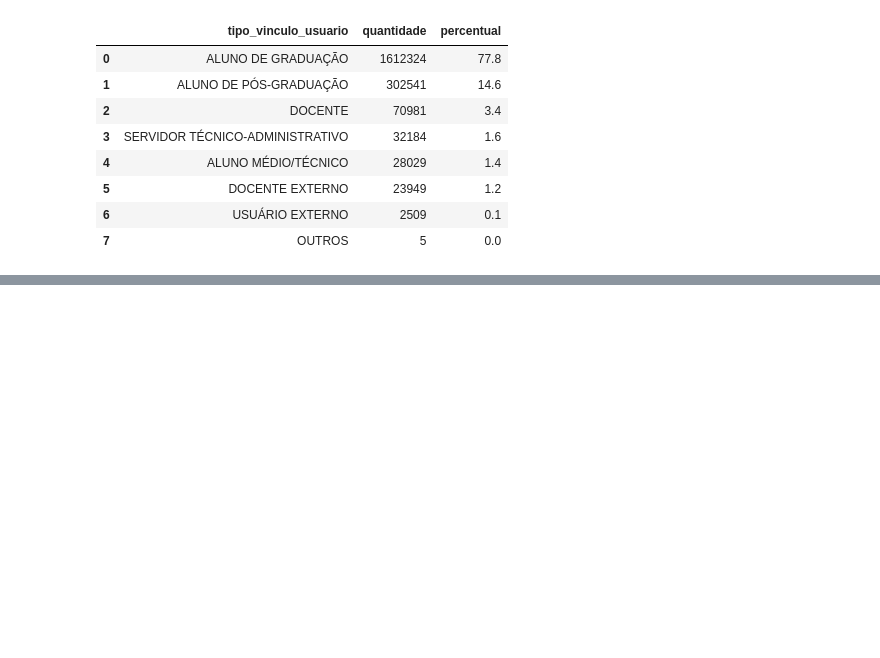
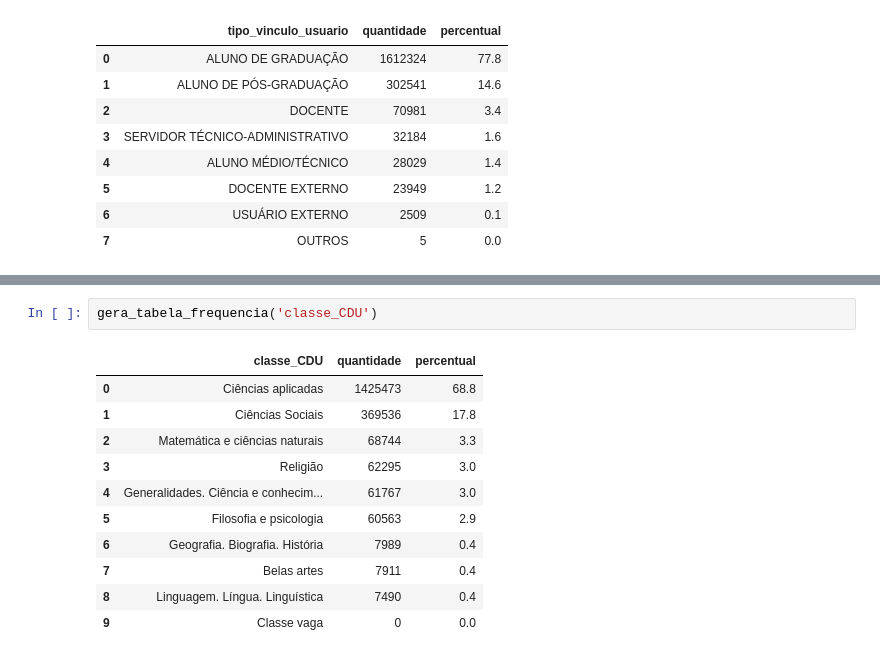
Before and after one commit to WyndamBaxter/Desafio-7-days-of-coding-dashboard, a Jupyter notebook: Analise_exploratoria.ipynb, the cells around one changed output, grey strips where cells are left out. Drawn from its saved outputs; the diff is of its cells as text; blank space fills up the shorter version.

```diff
--- a/Analise_exploratoria.ipynb
+++ b/Analise_exploratoria.ipynb
@@ -627,0 +684,14 @@ gera_tabela_frequencia('tipo_vinculo_usuario')
+# %%
+gera_tabela_frequencia('classe_CDU')
+# %% [output]
+|  | classe_CDU | quantidade | percentual |
+| 0 | Ciências aplicadas | 1425473 | 68.8 |
+| 1 | Ciências Sociais | 369536 | 17.8 |
+| 2 | Matemática e ciências naturais | 68744 | 3.3 |
+| 3 | Religião | 62295 | 3.0 |
+| 4 | Generalidades. Ciência e conhecim... | 61767 | 3.0 |
+| 5 | Filosofia e psicologia | 60563 | 2.9 |
+| 6 | Geografia. Biografia. História | 7989 | 0.4 |
+| 7 | Belas artes | 7911 | 0.4 |
+| 8 | Linguagem. Língua. Linguística | 7490 | 0.4 |
+| 9 | Classe vaga | 0 | 0.0 |
```
Also changed, not shown: parts of 13 cells of this notebook.
